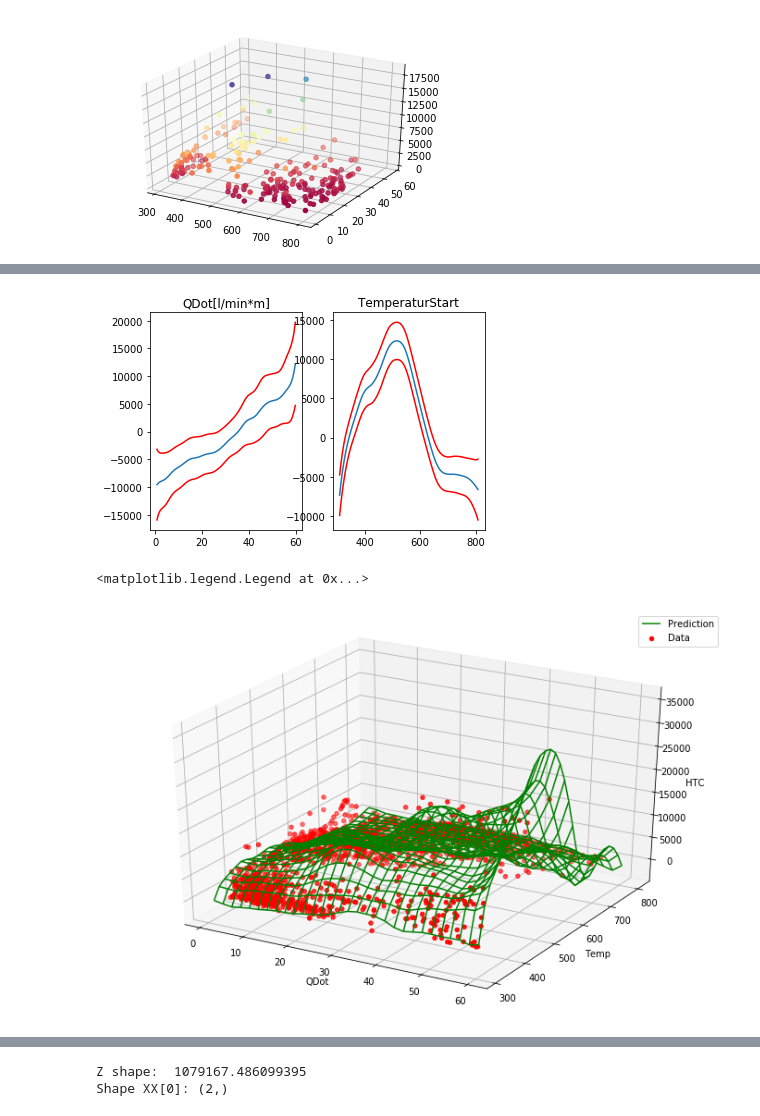
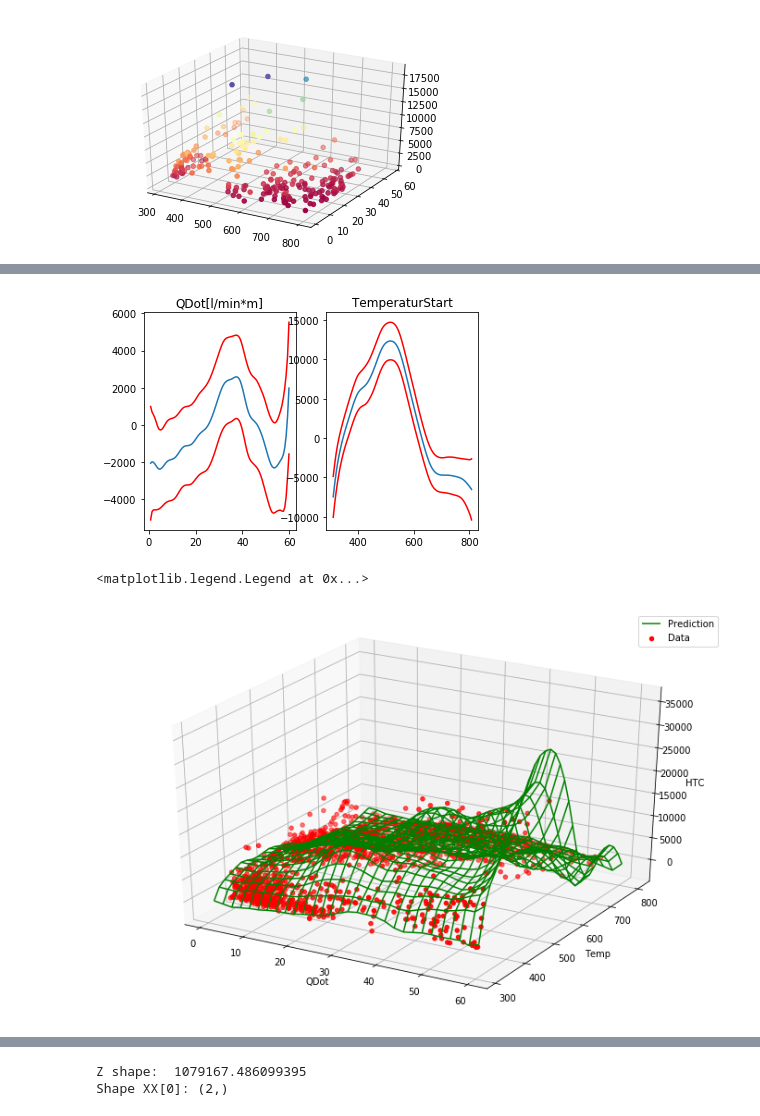
Before and after one commit to j-cap/Master-Thesis, a Jupyter notebook: Code/first_draft.ipynb, the cells around one changed output, grey strips where cells are left out. Cells and saved outputs as stored; diff of their text form; code cells hidden in the pictures.

```diff
--- a/Code/first_draft.ipynb
+++ b/Code/first_draft.ipynb
@@ -27,7 +27,8 @@ ax.scatter3D(X[:,1][::10], X[:,0][::10], y[::10], c=y[::10], cmap='Spectral')
 # pyGAM
 from pygam import LinearGAM, s, te, PoissonGAM, f, GAM
 
-gam = GAM(s(0, constraints="monotonic_inc") + s(1) + te(1,0))
+gam = GAM(s(0) #, constraints="monotonic_inc")
+     + s(1) + te(1,0))
 gam.gridsearch(X,y)
 
 titles = ['QDot[l/min*m]', 'TemperaturStart']
@@ -45,6 +46,6 @@ for i, ax in enumerate(axs):
 i =  0
 i =  1
-[figure, old version]
+[figure, new version]
 # %%
 # plot meshs
 x1 = np.linspace(data.min()[0], data.max()[0], 30)
@@ -63,7 +64,7 @@ ax.set_zlabel('HTC')
 ax.legend()
 # %% [output]
 <matplotlib.legend.Legend at 0x...>
-[figure, old version]
+[figure, new version]
 # %%
 gam.summary()
 # %% [output]
```
Also changed, not shown: parts of 1 cell of this notebook, 4 other files.
